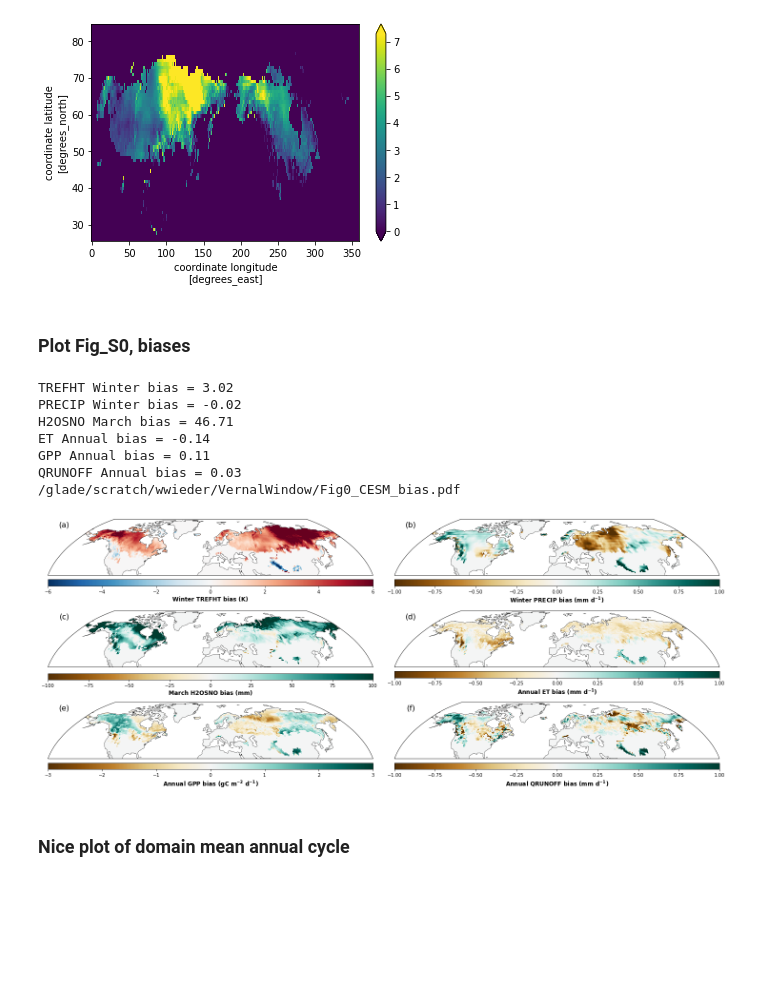
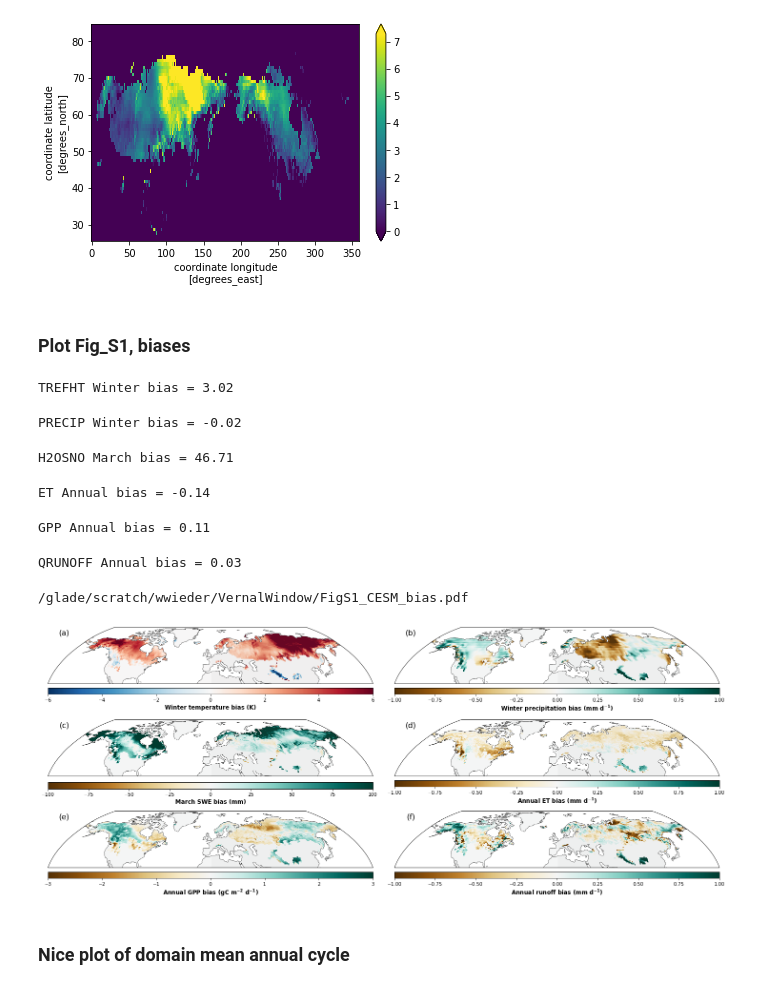
Before and after one commit to wwieder/CESM2-LE_SnowWater, a Jupyter notebook: notebooks/MeanStateChange.ipynb, the cells around one changed output. Cells and saved outputs as stored; diff of their text form; code cells hidden in the pictures; blank space fills up the shorter version.

```diff
--- a/notebooks/MeanStateChange.ipynb
+++ b/notebooks/MeanStateChange.ipynb
@@ -759,9 +759,9 @@ def map_function(da, cb=0, cmap='viridis', panel=None,  ax=None,
     #land = ax.add_feature(
     #    cfeature.NaturalEarthFeature('physical','land','110m', facecolor='grey',alpha=0.05))
     cmap = copy.copy(plt.get_cmap(cmap))
-    #cmap.set_bad( "gray", alpha=0.05 )
+    cmap.set_bad( "gray", alpha=0.05 )
     # to avoid errors when plotting
-    cmap.set_bad( "gray", alpha=0 )
+    # cmap.set_bad( "gray", alpha=0. )
     #cmap.set_under( "white", alpha=1 )
     im = ax.pcolormesh(wrap_lon,da.lat,wrap_data,
                    transform=ccrs.PlateCarree(),
@@ -801,10 +801,11 @@ Dimensions without coordinates: month
         nan        nan        nan 0.17032967 0.16483516 0.17032967]
 [figure]
 # %% [markdown]
-### Plot Fig_S0, biases
+### Plot Fig_S1, biases
 # %%
 bias = xr.Dataset()
 vCESM = ['TREFHT','PRECIP','H2OSNO','ET','GPP','QRUNOFF']
+vNAME = ['temperature','precipitation','SWE','ET','GPP','runoff']
 vOBS =  ['tas' ,'pr'    ,'swe'   ,'et','gpp','run'    ]
 period = ['Winter ','Winter ','March ','Annual ','Annual ','Annual ']
 #period = ['Annual ','Annual ','March ','Annual ','Annual ','Annual ']
@@ -823,42 +824,42 @@ for index, ax in np.ndenumerate(axes):
     bias[vCESM[i]] = HisClimo[vCESM[i]].mean('ens') - ObsClimo[vOBS[i]]
     dpm = month_wts(1).rename({'time': 'month'})
     #adjust weights for time period of interest
     if period[i] == 'Winter ':
         dpm = dpm.where((dpm.month >= 9) | (dpm.month <= 2 ))
 
     if period[i] == 'March ':
         dpm = dpm.where(dpm.month == 2)
 
     # then calculate
     mon_wgt = dpm / dpm.sum()
     da = ((bias * mon_wgt).sum('month'))[vCESM[i]]
 
     if vCESM[i] == 'TREFHT':
         cmap = 'RdBu_r'
     else:
         cmap = 'BrBG'
 
     print(vCESM[i]+' '+period[i]+'bias = '+str(np.round((da*lawgt2).sum(),2).values) )
     map_function(da, panel=panel[i], ax=ax, cb=1,
                  vmin = -vmax[i],vmax=vmax[i],cmap=cmap,
-                 units= (period[i]+vCESM[i]+" bias ("+ObsClimo[vOBS[i]].attrs['units']+")") )
+                 units= (period[i]+vNAME[i]+" bias ("+ObsClimo[vOBS[i]].attrs['units']+")") )
 
     i = i+1
 
 
 pathIN = '/glade/scratch/wwieder/VernalWindow/'
-fileOUT =  pathIN + 'FigS0_CESM_bias.pdf'
+fileOUT =  pathIN + 'FigS1_CESM_bias.pdf'
 print(fileOUT)
 plt.savefig(fileOUT) ;
 # %% [output]
 TREFHT Winter bias = 3.02
-PRECIP Winter bias = -0.02
-H2OSNO March bias = 46.71
-ET Annual bias = -0.14
-GPP Annual bias = 0.11
-QRUNOFF Annual bias = 0.03
-/glade/scratch/wwieder/VernalWindow/Fig0_CESM_bias.pdf
+PRECIP Winter bias = -0.02
+H2OSNO March bias = 46.71
+ET Annual bias = -0.14
+GPP Annual bias = 0.11
+QRUNOFF Annual bias = 0.03
+/glade/scratch/wwieder/VernalWindow/FigS1_CESM_bias.pdf
-[figure, old version]
+[figure, new version]
 # %% [markdown]
 ### Nice plot of domain mean annual cycle
 # %%
```
Also changed, not shown: parts of 8 cells of this notebook, 3 other files.
